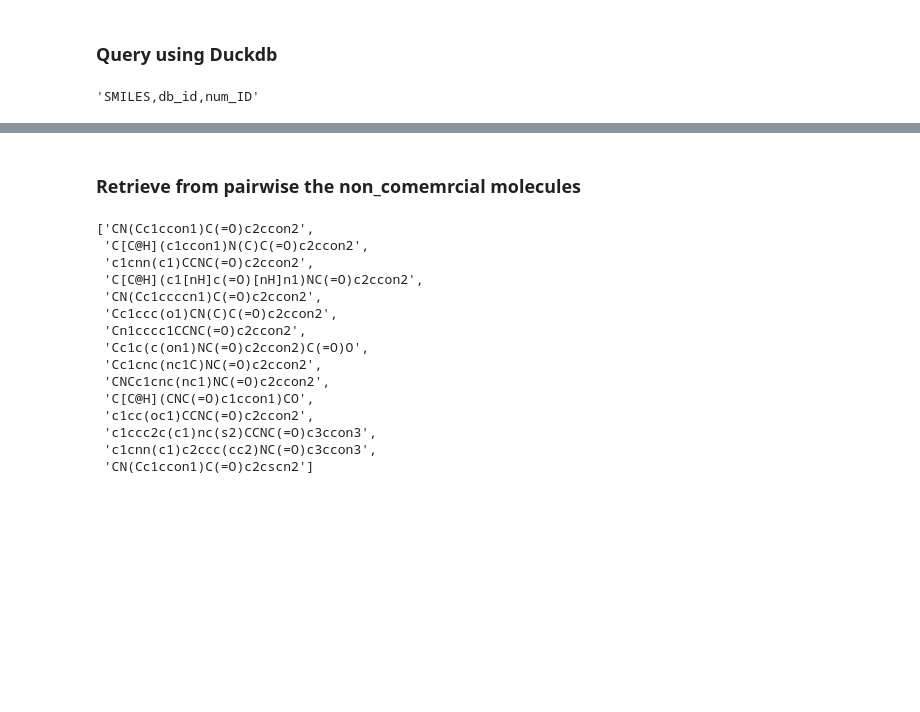
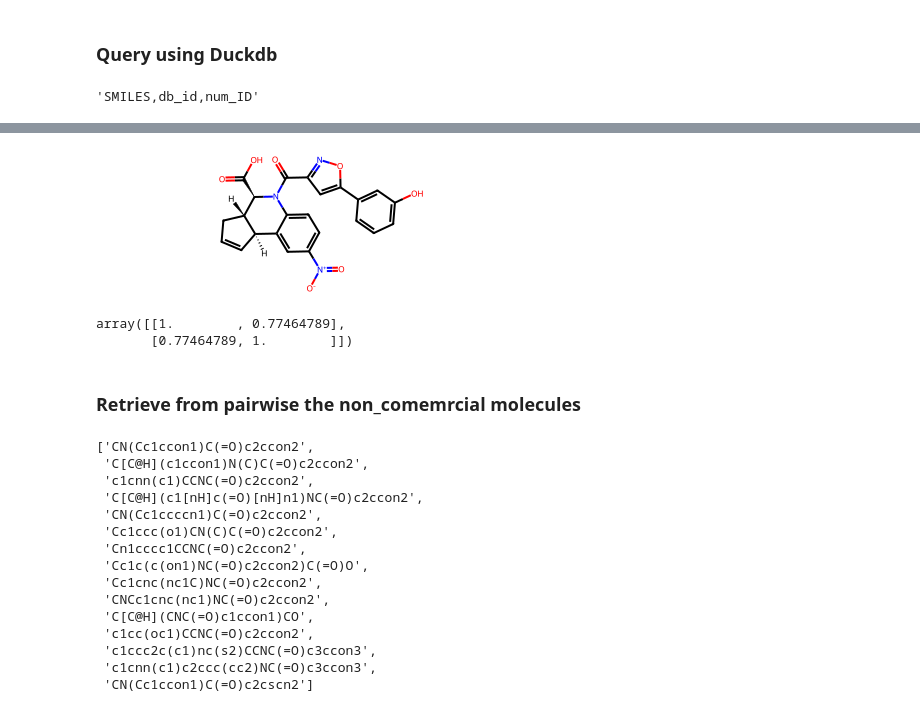
Before and after one commit to zaky02/LibMiner, a Jupyter notebook: clean/cluster_search.ipynb, the cells around one changed output, grey strips where cells are left out. Saved outputs shown, nothing was run; the diff lists cells and outputs as text; code cells hidden in the pictures; blank space fills up the shorter version.

```diff
--- a/clean/cluster_search.ipynb
+++ b/clean/cluster_search.ipynb
@@ -1904,3 +2498,13 @@ res
+# %%
+m2 = dm.to_mol('c1cc(cc(c1)O)c2cc(no2)C(=O)N3c4ccc(cc4[C@H]5C=CC[C@@H]5[C@H]3C(=O)O)[N+](=O)[O-]')
+m2
+# %% [output]
+[figure, added]
+# %%
+1- dm.pdist([m1, m2], radius=2, fpSize=1024)
+# %% [output]
+array([[1.        , 0.77464789],
+       [0.77464789, 1.        ]])
 # %% [markdown]
 ### Retrieve from pairwise the non_comemrcial molecules
 # %%
```
Also changed, not shown: parts of 64 cells of this notebook, 3 other files.
